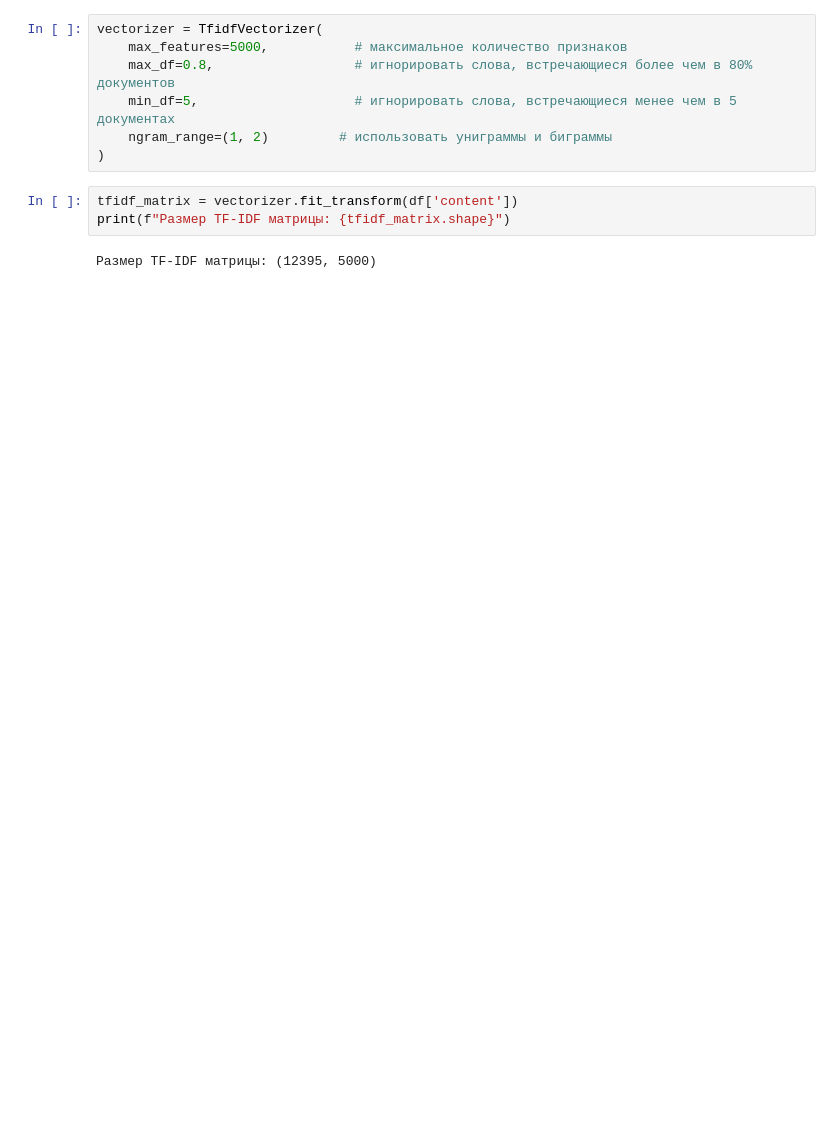
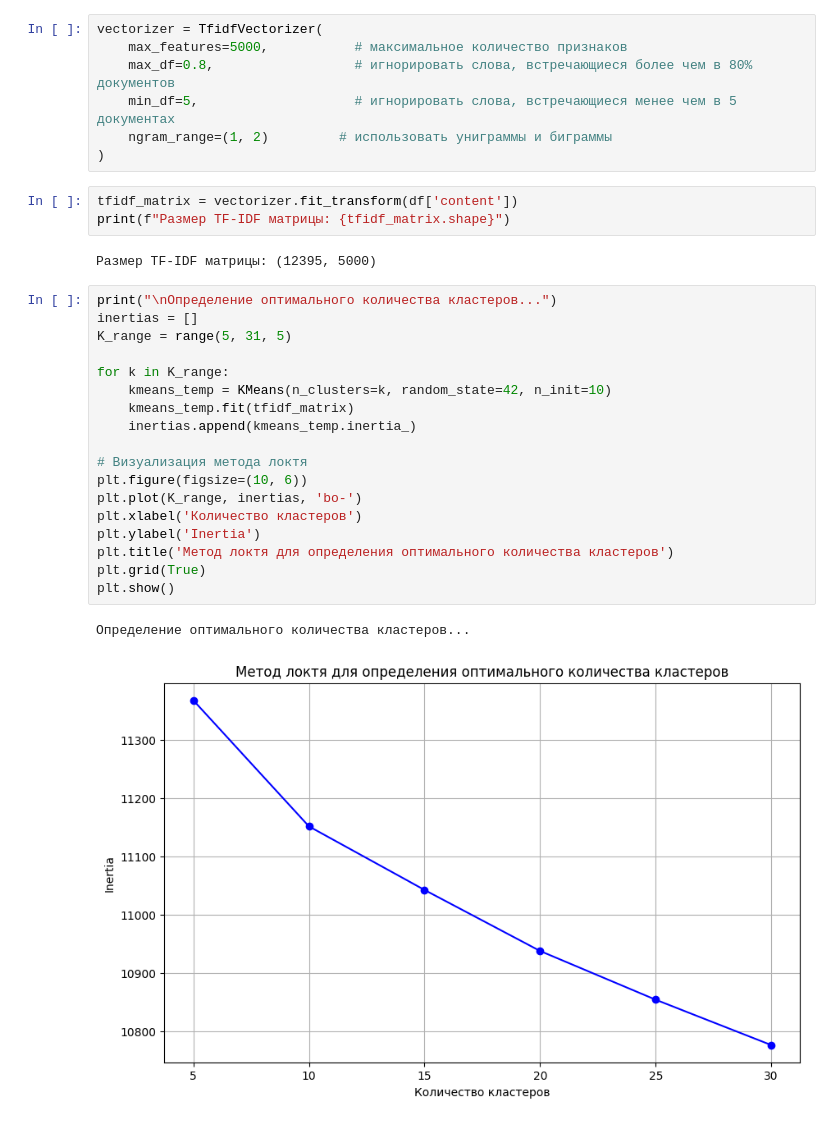
Before and after one commit to notglebatall/article-classifier, a Jupyter notebook: labeling.ipynb, the cells around one changed output. Cells and saved outputs as stored; diff of their text form; blank space fills up the shorter version.

```diff
--- a/labeling.ipynb
+++ b/labeling.ipynb
@@ -86,3 +79,24 @@ tfidf_matrix = vectorizer.fit_transform(df['content'])
 print(f"Размер TF-IDF матрицы: {tfidf_matrix.shape}")
 # %% [output]
 Размер TF-IDF матрицы: (12395, 5000)
+# %%
+print("\nОпределение оптимального количества кластеров...")
+inertias = []
+K_range = range(5, 31, 5)
+
+for k in K_range:
+    kmeans_temp = KMeans(n_clusters=k, random_state=42, n_init=10)
+    kmeans_temp.fit(tfidf_matrix)
+    inertias.append(kmeans_temp.inertia_)
+
+# Визуализация метода локтя
+plt.figure(figsize=(10, 6))
+plt.plot(K_range, inertias, 'bo-')
+plt.xlabel('Количество кластеров')
+plt.ylabel('Inertia')
+plt.title('Метод локтя для определения оптимального количества кластеров')
+plt.grid(True)
+plt.show()
+# %% [output]
+Определение оптимального количества кластеров...
+[figure, added]
```
Also changed, not shown: parts of 8 cells of this notebook.
